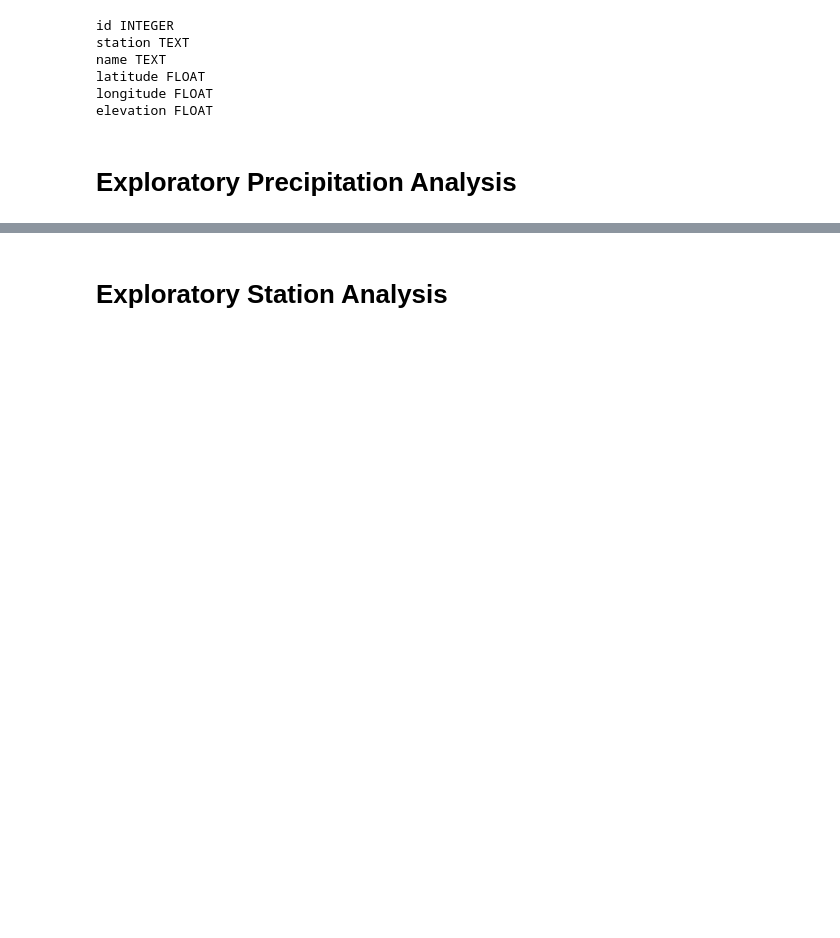
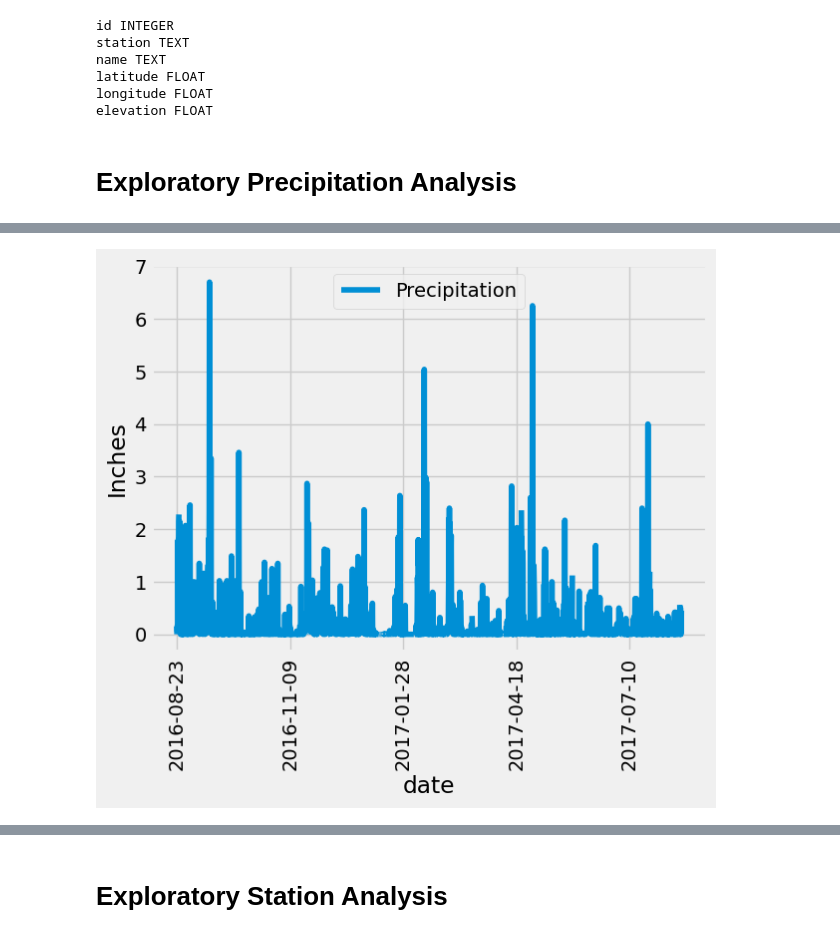
Before and after one commit to kbrantner/sqlalchemy-challenge, a Jupyter notebook: SurfsUp/climate_starter.ipynb, the cells around one changed output, grey strips where cells are left out. Saved outputs shown, nothing was run; the diff lists cells and outputs as text; code cells hidden in the pictures; blank space fills up the shorter version.

Commit message:
Updates percipitation graph to display correctly

```diff
--- a/SurfsUp/climate_starter.ipynb
+++ b/SurfsUp/climate_starter.ipynb
@@ -88,0 +120,28 @@ session = Session(engine)
+# %%
+prec_scores=session.query(measurement.date, measurement.prcp).filter(measurement.date >= '2016-08-23').order_by(measurement.date).all()
+
+
+# Save the query results as a Pandas DataFrame and set the index to the date column
+df = pd.DataFrame(prec_scores, columns=['date', 'Precipitation'])
+#df.sort_index()
+df.sort_values('date')
+df.set_index('date')
+df.plot(x= 'date')
+plt.xticks(rotation=90)
+plt.xlabel('date')
+plt.ylabel('Inches')
+# precipitation_plot = df.plot(
+#                             x= 'date',
+#                              y= 'Precipitation',
+#                         kind="bar", color=["green"],
+#                                    title="Precipitation for One Year",
+
+#                                    xlabel="Date",
+#                                    ylabel="Inches")
+#xticklabels = df.index
+#plt.xticks(np.arange(min(precipitation_plot), max(precipitation_plot), 20.0))
+#plt.axes().set_xticks(pos[::50])
+#precipitation_plot.set_xticklabels(xticklabels, rotation=90, ha="right", wrap=True)
+plt.show()
+# %% [output]
+[figure, added]
```
Also changed, not shown: parts of 26 cells of this notebook.
